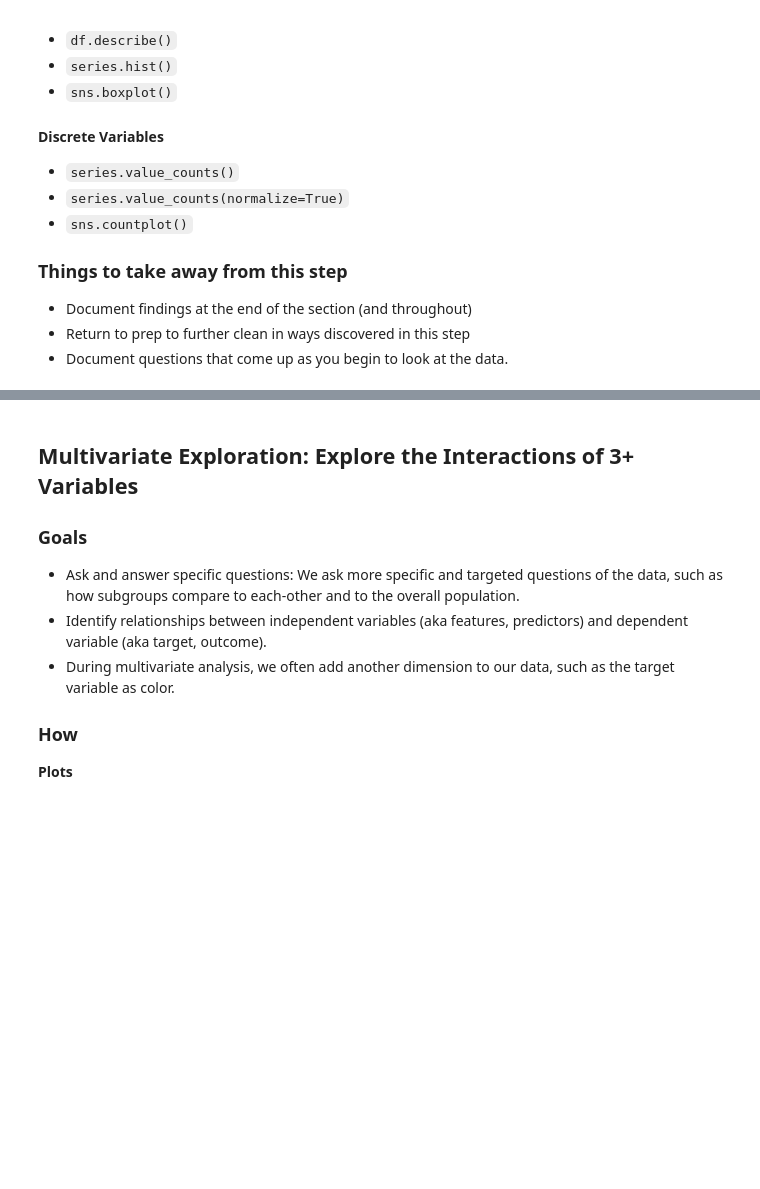
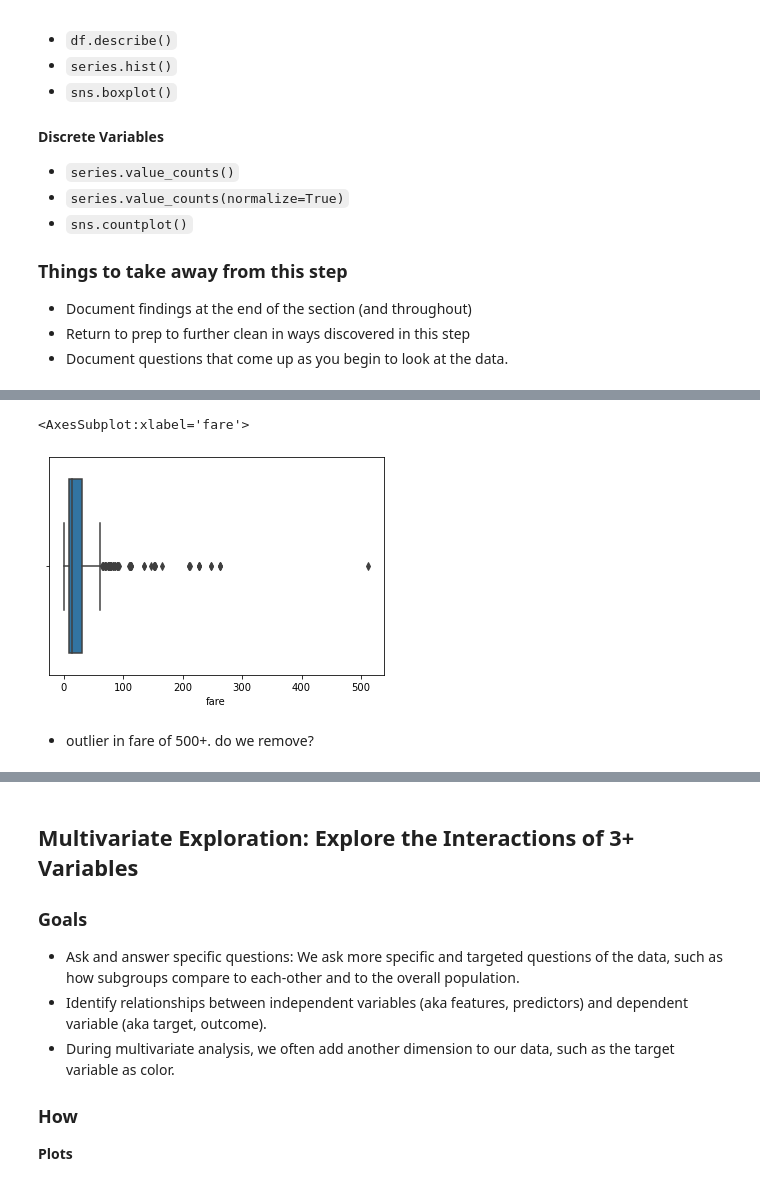
Before and after one commit to CodeupClassroom/leavitt-classification-exercises, a Jupyter notebook: explore.ipynb, the cells around one changed output, grey strips where cells are left out. Cells and saved outputs as stored; diff of their text form; code cells hidden in the pictures; blank space fills up the shorter version.

```diff
--- a/explore.ipynb
+++ b/explore.ipynb
@@ -131,0 +299,7 @@ Prepare the Titanic data. We apply the same steps before splitting so that we ha
+# %%
+sns.boxplot(x='fare', data=train)
+# %% [output]
+<AxesSubplot:xlabel='fare'>
+[figure, added]
+# %% [markdown]
+- outlier in fare of 500+. do we remove?
```
Also changed, not shown: parts of 39 cells of this notebook.
